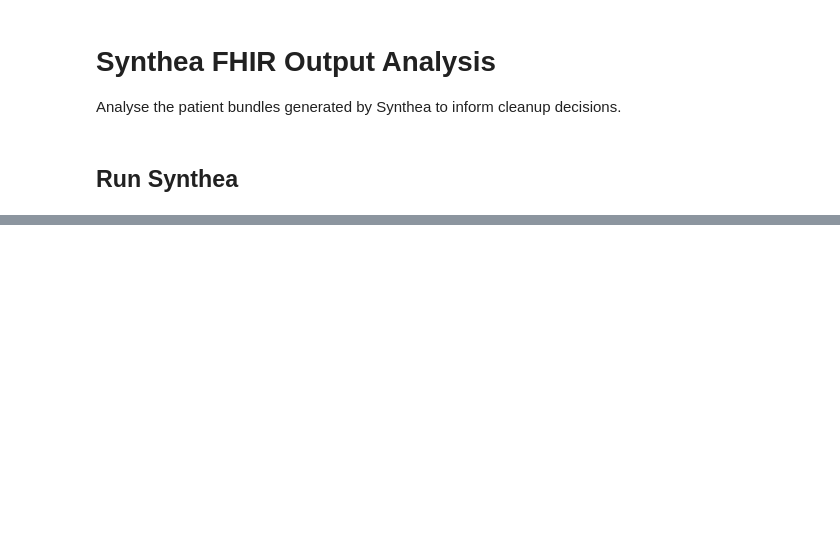
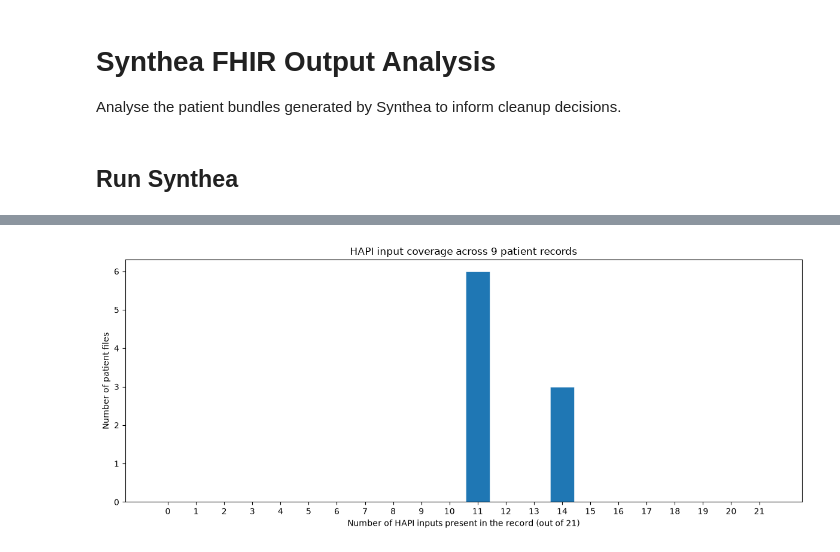
Before and after one commit to molnlyckeexternalcollab/iris-fhir-converter-demo, a Jupyter notebook: skills/synthea-module-author/analysis.ipynb, the cells around one changed output, grey strips where cells are left out. Drawn from its saved outputs; the diff is of its cells as text; code cells hidden in the pictures; blank space fills up the shorter version.

Commit message:
Improve patient medical records analysis

```diff
--- a/skills/synthea-module-author/analysis.ipynb
+++ b/skills/synthea-module-author/analysis.ipynb
@@ -248,0 +359,15 @@ print(f"Remaining usable files: {len(files) - moved}")
+# %%
+import matplotlib.pyplot as plt
+
+fig, ax = plt.subplots(figsize=(12, 5))
+bins = range(0, len(HAPI_INPUT_DEFINITIONS) + 2)
+ax.hist(hapi_input_counts, bins=bins, align="left", edgecolor="white", linewidth=0.4, rwidth=0.85)
+ax.set_xlabel("Number of HAPI inputs present in the record (out of 21)")
+ax.set_ylabel("Number of patient files")
+ax.set_title(f"HAPI input coverage across {len(hapi_input_counts)} patient records")
+ax.set_xticks(range(0, len(HAPI_INPUT_DEFINITIONS) + 1))
+plt.tight_layout()
+plt.show()
+plt.close(fig)
+# %% [output]
+[figure, added]
```
Also changed, not shown: parts of 7 cells of this notebook.
